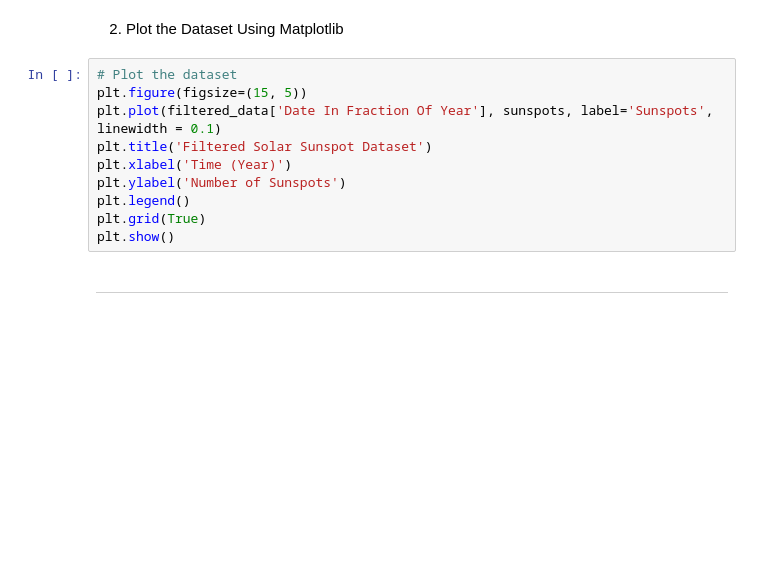
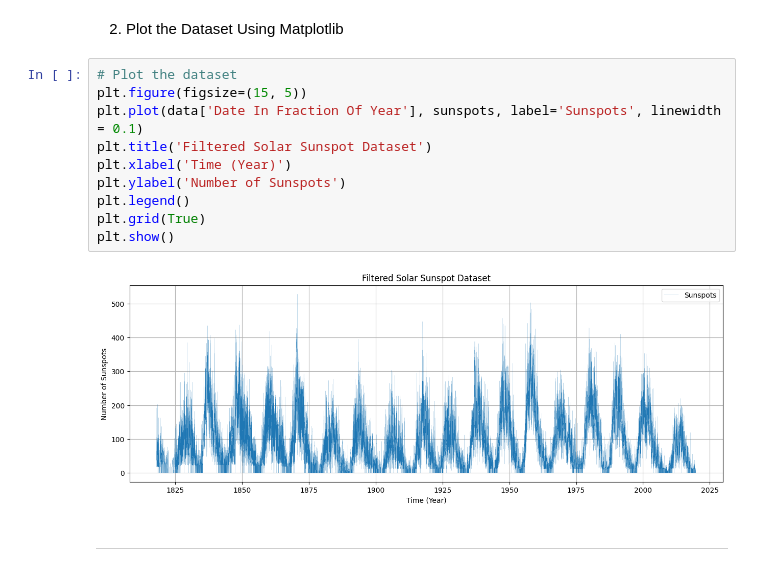
Before and after one commit to roderickperez/NeuralNetworksCourseOMV, a Jupyter notebook: 10_LSTM_sunspotV3_earlystopping.ipynb, the cells around one changed output. Cells and saved outputs as stored; diff of their text form; blank space fills up the shorter version.

```diff
--- a/10_LSTM_sunspotV3_earlystopping.ipynb
+++ b/10_LSTM_sunspotV3_earlystopping.ipynb
@@ -43,13 +45,15 @@ print(f"Sunspots shape: {sunspots.shape}")
 # %%
 # Plot the dataset
 plt.figure(figsize=(15, 5))
-plt.plot(filtered_data['Date In Fraction Of Year'], sunspots, label='Sunspots', linewidth = 0.1)
+plt.plot(data['Date In Fraction Of Year'], sunspots, label='Sunspots', linewidth = 0.1)
 plt.title('Filtered Solar Sunspot Dataset')
 plt.xlabel('Time (Year)')
 plt.ylabel('Number of Sunspots')
 plt.legend()
 plt.grid(True)
 plt.show()
+# %% [output]
+[figure, added]
 # %% [markdown]
 ---
 # %%
```
Also changed, not shown: parts of 8 cells of this notebook, 1 other file.
